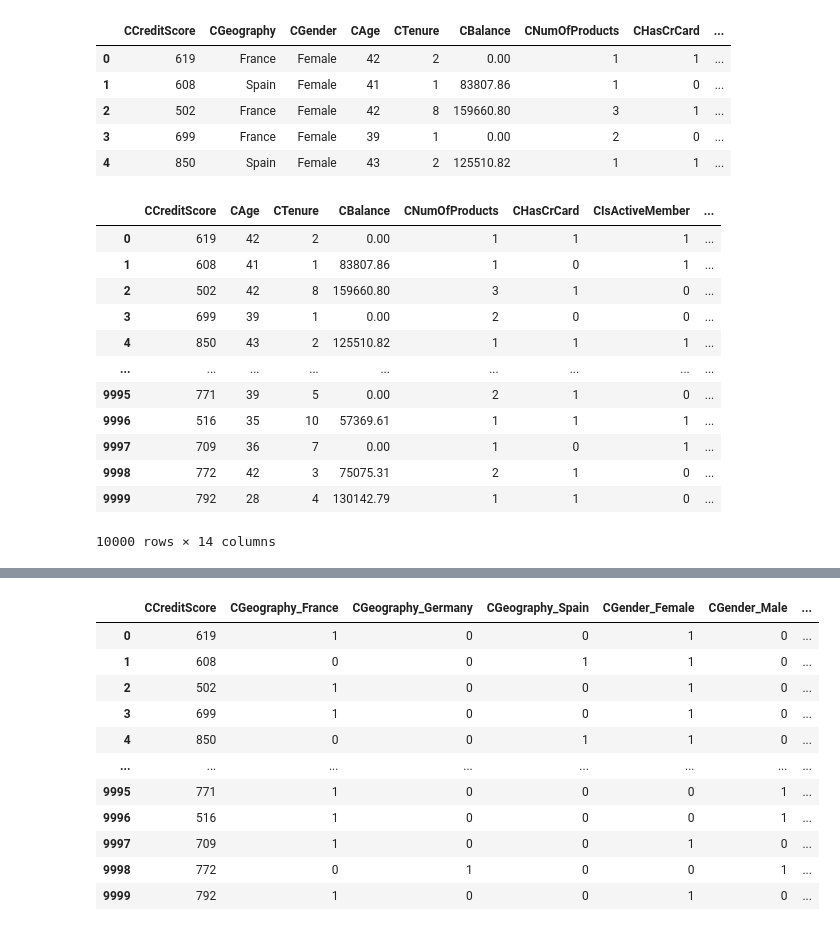
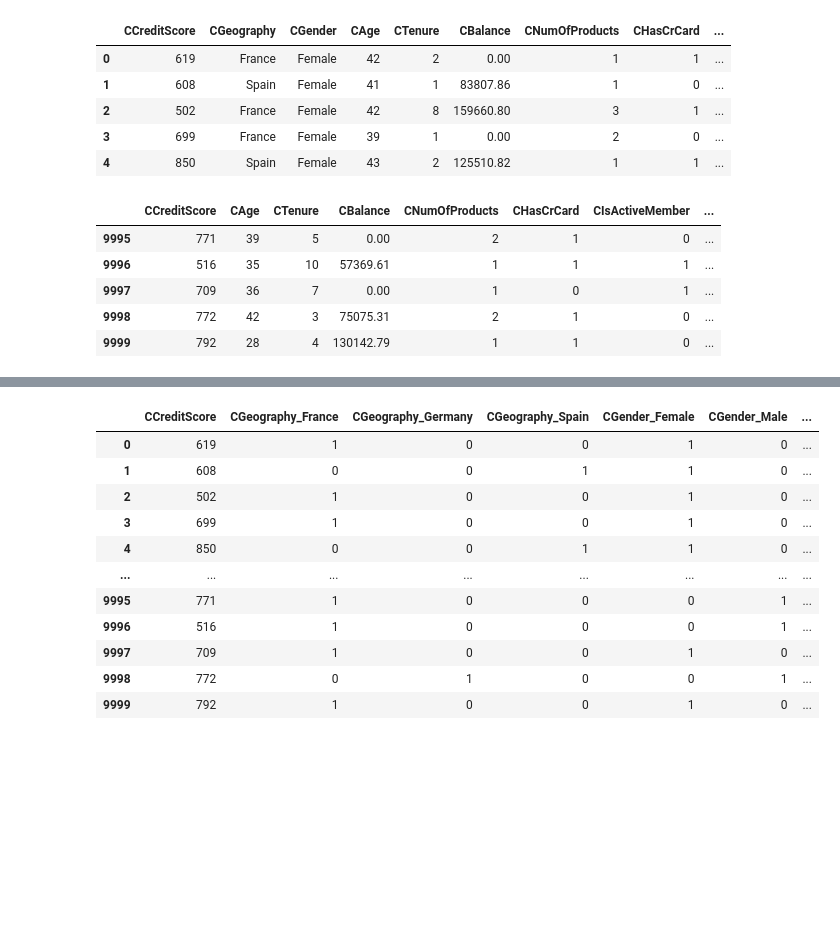
Before and after one commit to Ph1lippK/VAWI, a Jupyter notebook: Assignment_01_40402020250003.ipynb, the cells around one changed output, grey strips where cells are left out. Drawn from its saved outputs; the diff is of its cells as text; code cells hidden in the pictures; blank space fills up the shorter version.

```diff
--- a/Assignment_01_40402020250003.ipynb
+++ b/Assignment_01_40402020250003.ipynb
@@ -59,20 +91,14 @@ fintech.head()
 | 2 | 502 | France | Female | 42 | 8 | 159660.80 | 3 | 1 | ... |
 | 3 | 699 | France | Female | 39 | 1 | 0.00 | 2 | 0 | ... |
 | 4 | 850 | Spain | Female | 43 | 2 | 125510.82 | 1 | 1 | ... |
-# %%
-fintech1 = pd.get_dummies(fintech, columns = ['CGeography','CGender'])
-fintech1
-# %% [output]
-|  | CCreditScore | CAge | CTenure | CBalance | CNumOfProducts | CHasCrCard | CIsActiveMember | ... |
-| 0 | 619 | 42 | 2 | 0.00 | 1 | 1 | 1 | ... |
-| 1 | 608 | 41 | 1 | 83807.86 | 1 | 0 | 1 | ... |
-| 2 | 502 | 42 | 8 | 159660.80 | 3 | 1 | 0 | ... |
-| 3 | 699 | 39 | 1 | 0.00 | 2 | 0 | 0 | ... |
-| 4 | 850 | 43 | 2 | 125510.82 | 1 | 1 | 1 | ... |
-| ... | ... | ... | ... | ... | ... | ... | ... | ... |
-| 9995 | 771 | 39 | 5 | 0.00 | 2 | 1 | 0 | ... |
-| 9996 | 516 | 35 | 10 | 57369.61 | 1 | 1 | 1 | ... |
-| 9997 | 709 | 36 | 7 | 0.00 | 1 | 0 | 1 | ... |
-| 9998 | 772 | 42 | 3 | 75075.31 | 2 | 1 | 0 | ... |
-| 9999 | 792 | 28 | 4 | 130142.79 | 1 | 1 | 0 | ... |
-10000 rows × 14 columns
+# %%
+# Convert categorical variable into dummy/indicator variables with pandas.get_dummie
+df1 = pd.get_dummies(df, columns = ['CGeography','CGender'])
+df1.tail()
+# %% [output]
+|  | CCreditScore | CAge | CTenure | CBalance | CNumOfProducts | CHasCrCard | CIsActiveMember | ... |
+| 9995 | 771 | 39 | 5 | 0.00 | 2 | 1 | 0 | ... |
+| 9996 | 516 | 35 | 10 | 57369.61 | 1 | 1 | 1 | ... |
+| 9997 | 709 | 36 | 7 | 0.00 | 1 | 0 | 1 | ... |
+| 9998 | 772 | 42 | 3 | 75075.31 | 2 | 1 | 0 | ... |
+| 9999 | 792 | 28 | 4 | 130142.79 | 1 | 1 | 0 | ... |
```
Also changed, not shown: parts of 71 cells of this notebook.
